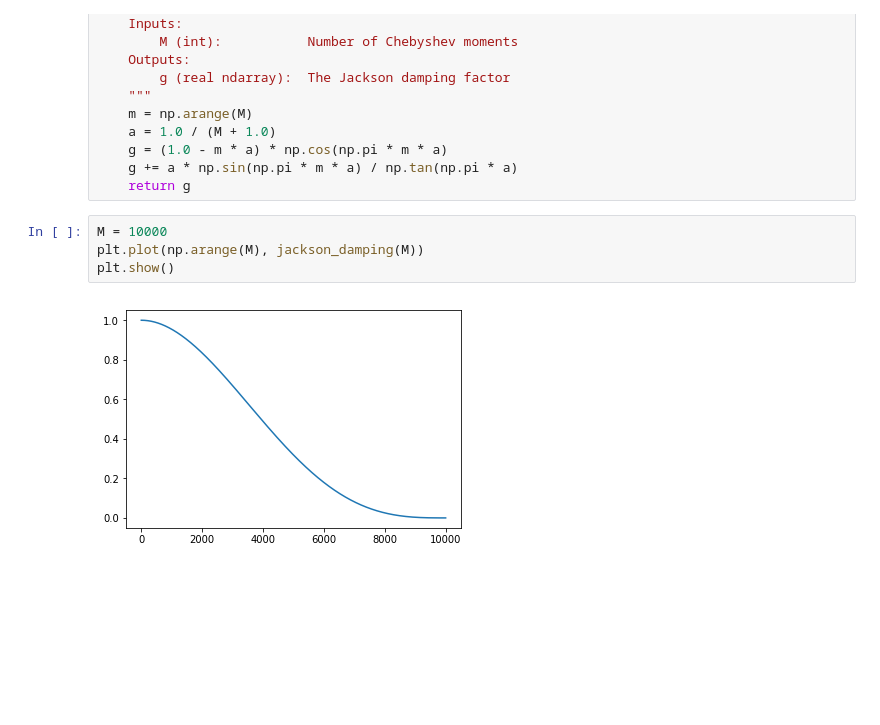
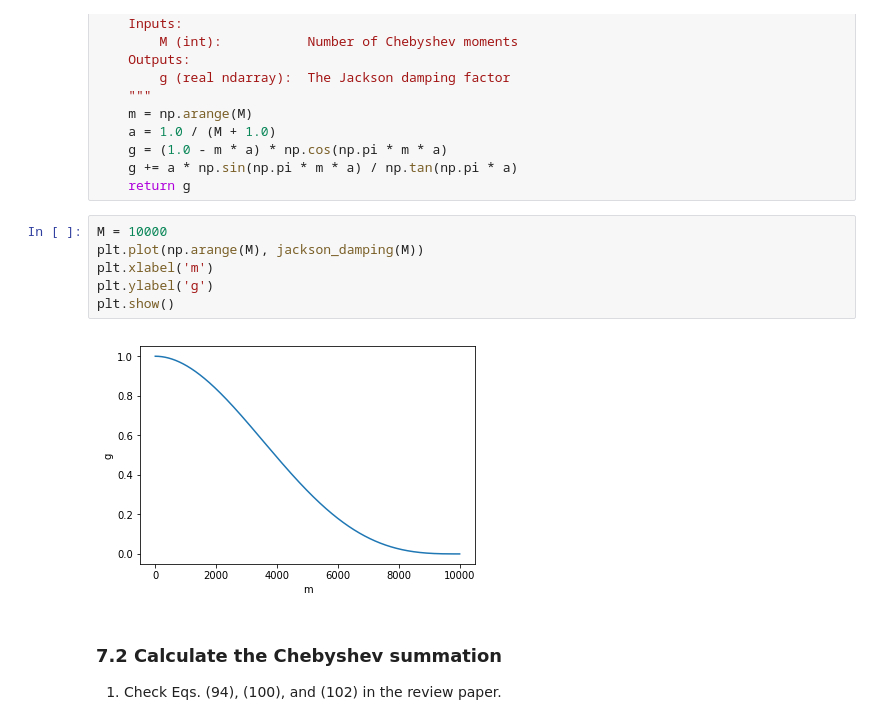
Before and after one commit to brucefan1983/LSQT-Jupyter, a Jupyter notebook: LSQT.ipynb, the cells around one changed output. Drawn from its saved outputs; the diff is of its cells as text; blank space fills up the shorter version.

```diff
--- a/LSQT.ipynb
+++ b/LSQT.ipynb
@@ -267,6 +266,11 @@ def jackson_damping(M):
 # %%
 M = 10000
 plt.plot(np.arange(M), jackson_damping(M))
+plt.xlabel('m')
+plt.ylabel('g')
 plt.show()
 # %% [output]
-[figure, old version]
+[figure, new version]
+# %% [markdown]
+### 7.2 Calculate the Chebyshev summation
+1. Check Eqs. (94), (100), and (102) in the review paper.
```
Also changed, not shown: parts of 9 cells of this notebook.
